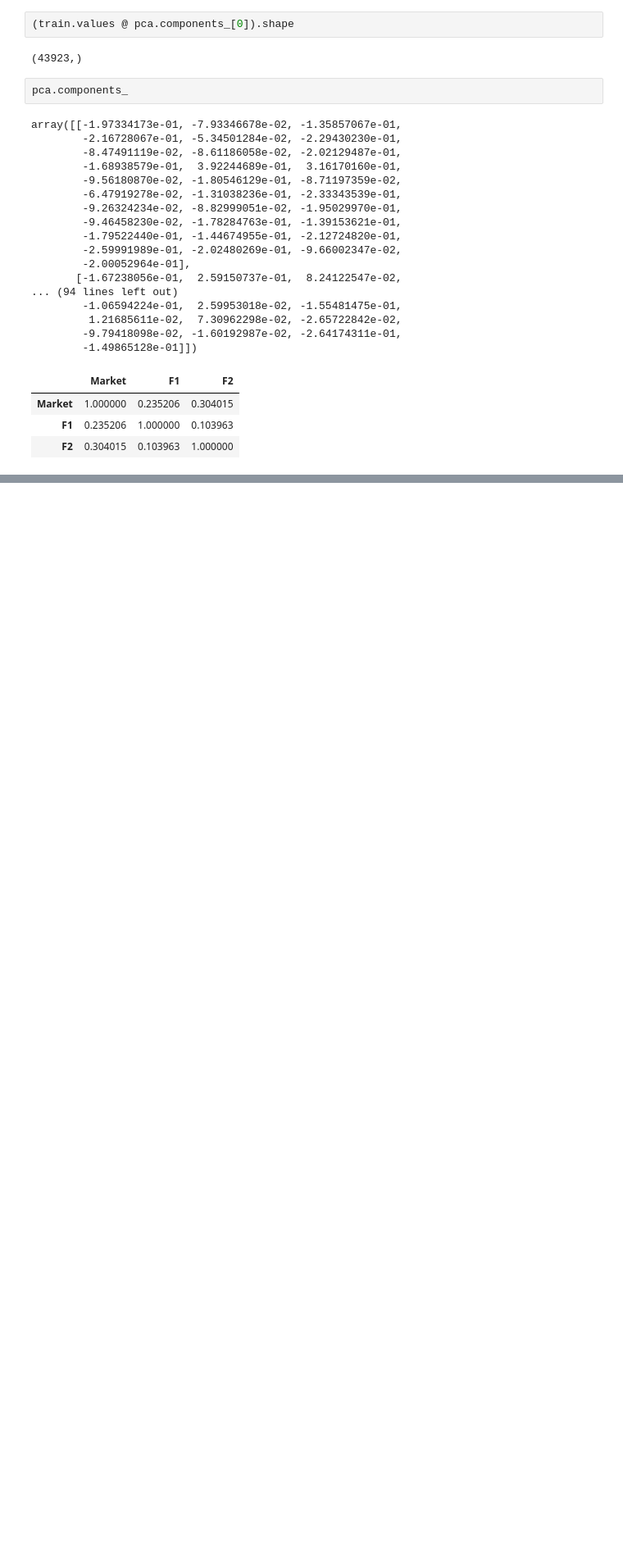
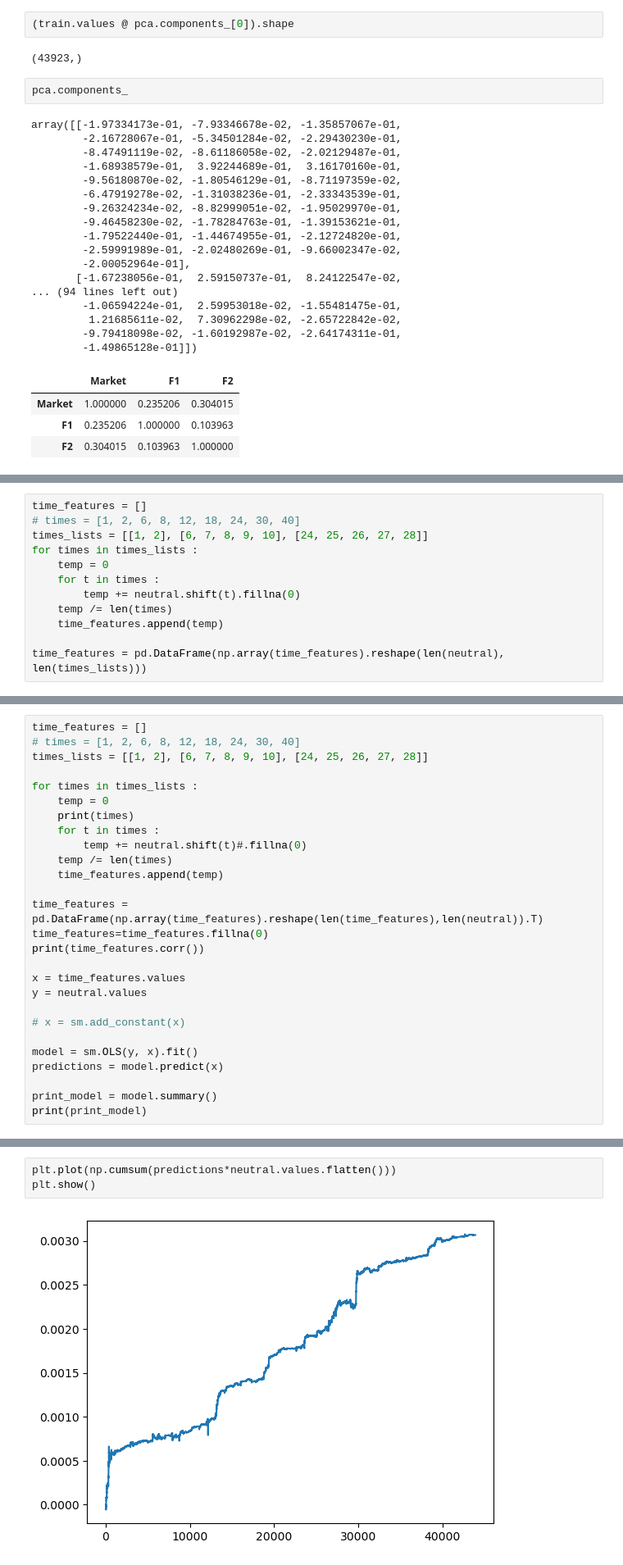
Before and after one commit to MazighLahianiX/binance_bot, a Jupyter notebook: feature_creation.ipynb, the cells around one changed output, grey strips where cells are left out. Shown at 82% size. Cells and saved outputs as stored; diff of their text form; blank space fills up the shorter version.

```diff
--- a/feature_creation.ipynb
+++ b/feature_creation.ipynb
@@ -302,0 +384,12 @@ plt.show()
+# %%
+time_features = []
+# times = [1, 2, 6, 8, 12, 18, 24, 30, 40]
+times_lists = [[1, 2], [6, 7, 8, 9, 10], [24, 25, 26, 27, 28]]
+for times in times_lists :
+    temp = 0
+    for t in times :
+        temp += neutral.shift(t).fillna(0)
+    temp /= len(times)
+    time_features.append(temp)
+
+time_features = pd.DataFrame(np.array(time_features).reshape(len(neutral), len(times_lists)))
@@ -302,0 +425,27 @@ plt.show()
+# %%
+time_features = []
+# times = [1, 2, 6, 8, 12, 18, 24, 30, 40]
+times_lists = [[1, 2], [6, 7, 8, 9, 10], [24, 25, 26, 27, 28]]
+
+for times in times_lists :
+    temp = 0
+    print(times)
+    for t in times :
+        temp += neutral.shift(t)#.fillna(0)
+    temp /= len(times)
+    time_features.append(temp)
+
+time_features = pd.DataFrame(np.array(time_features).reshape(len(time_features),len(neutral)).T)
+time_features=time_features.fillna(0)
+print(time_features.corr())
+
+x = time_features.values
+y = neutral.values
+
+# x = sm.add_constant(x)
+
+model = sm.OLS(y, x).fit()
+predictions = model.predict(x)
+
+print_model = model.summary()
+print(print_model)
@@ -302,0 +474,5 @@ plt.show()
+# %%
+plt.plot(np.cumsum(predictions*neutral.values.flatten()))
+plt.show()
+# %% [output]
+[figure, added]
```
Also changed, not shown: parts of 24 cells of this notebook.
